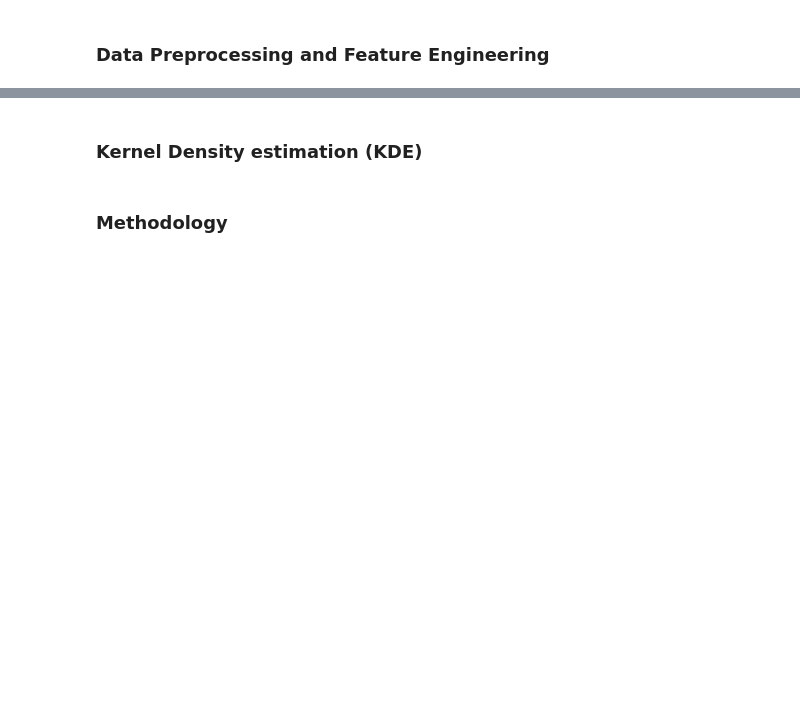
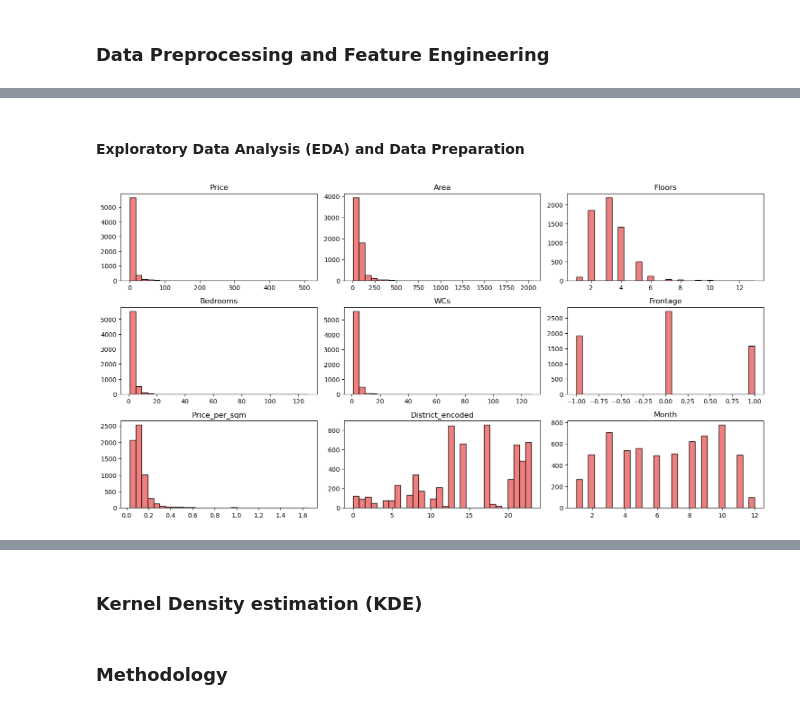
Before and after one commit to vtphatt2/House-Price-Prediction, a Jupyter notebook: SummaryFiles/submit_file.ipynb, the cells around one changed output, grey strips where cells are left out. Saved outputs shown, nothing was run; the diff lists cells and outputs as text; code cells hidden in the pictures; blank space fills up the shorter version.

Commit message:
SummaryFiles/submit_file.ipynb - Complete the data preprocessing section in the report

```diff
--- a/SummaryFiles/submit_file.ipynb
+++ b/SummaryFiles/submit_file.ipynb
@@ -18,0 +636,5 @@ Previous studies have employed various methods for house price prediction, rangi
+# %%
+def remove_invalid(df):
+    return df[(df['Price_per_sqm'] <= 2) & (df['Price_per_sqm'] >= 0.03)]
+
+df = remove_invalid(df)
@@ -18,0 +654,4 @@ Previous studies have employed various methods for house price prediction, rangi
+# %%
+cols_drop = ['Extracted_Price', 'Extracted_Area', 'Extracted_Bedrooms', 'Extracted_WCs', 'Extracted_Floors', 'Extracted_Legal_status','Extracted_Frontage']
+# Xóa các cột
+df = df.drop(columns = cols_drop)
@@ -18,0 +822,3 @@ Previous studies have employed various methods for house price prediction, rangi
+# %%
+df['Bedrooms'] = pd.to_numeric(df['Bedrooms'], errors = 'coerce')
+df['WCs'] = pd.to_numeric(df['WCs'], errors = 'coerce')
@@ -18,0 +884,7 @@ Previous studies have employed various methods for house price prediction, rangi
+# %%
+# Đặt các giá trị None cho cột Legal và Frontage thành -1
+df['Legal_status'] = df['Legal_status'].fillna(-1)
+# -1 tức là không có thông tin
+
+df['Frontage'] = df['Frontage'].fillna(-1)
+# -1 tức là không có thông tin
@@ -18,0 +909,25 @@ Previous studies have employed various methods for house price prediction, rangi
+# %% [markdown]
+#### **Exploratory Data Analysis (EDA) and Data Preparation**
+# %%
+# Định nghĩa các biến số
+numeric_features = ['Price', 'Area', 'Floors', 'Bedrooms', 'WCs', 'Frontage', 'Price_per_sqm', 'District_encoded', 'Month']
+
+# Vẽ Histogram cho các biến số
+fig, axes = plt.subplots(len(numeric_features)//3 + 1, 3, figsize = (15, 10))
+
+axes = axes.flatten()
+
+for idx, feature in enumerate(numeric_features):
+    ax = axes[idx]
+    ax.hist(df[feature], bins = 30, color = 'LightCoral', edgecolor = 'black')
+    ax.set_title(feature)
+    ax.grid(False)  # Xoá lưới
+
+# Hide any unused subplots
+for ax in axes[len(numeric_features):]:
+    ax.set_visible(False)
+
+plt.tight_layout()
+plt.show()
+# %% [output]
+[figure, added]
```
Also changed, not shown: parts of 95 cells of this notebook.
